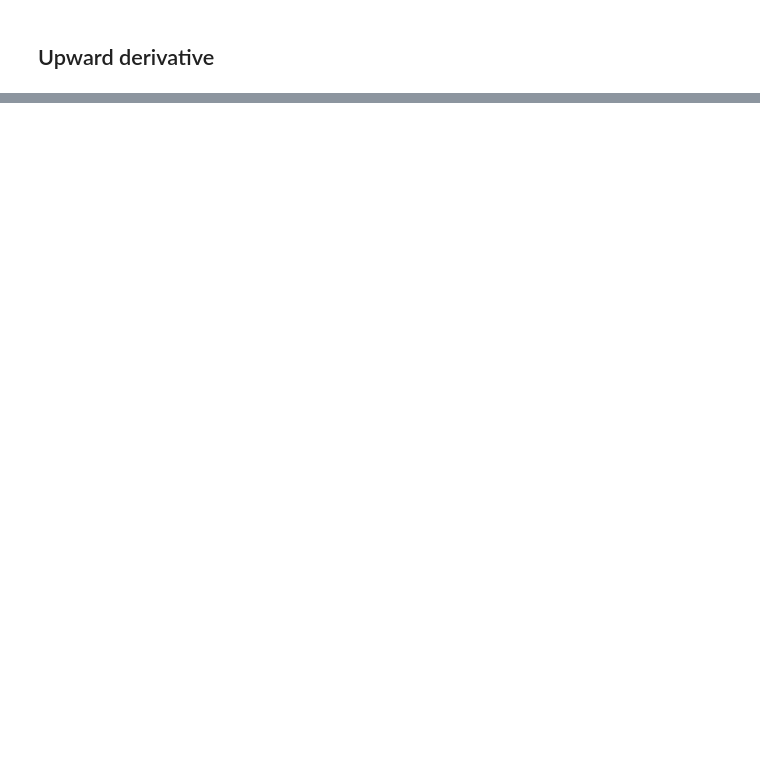
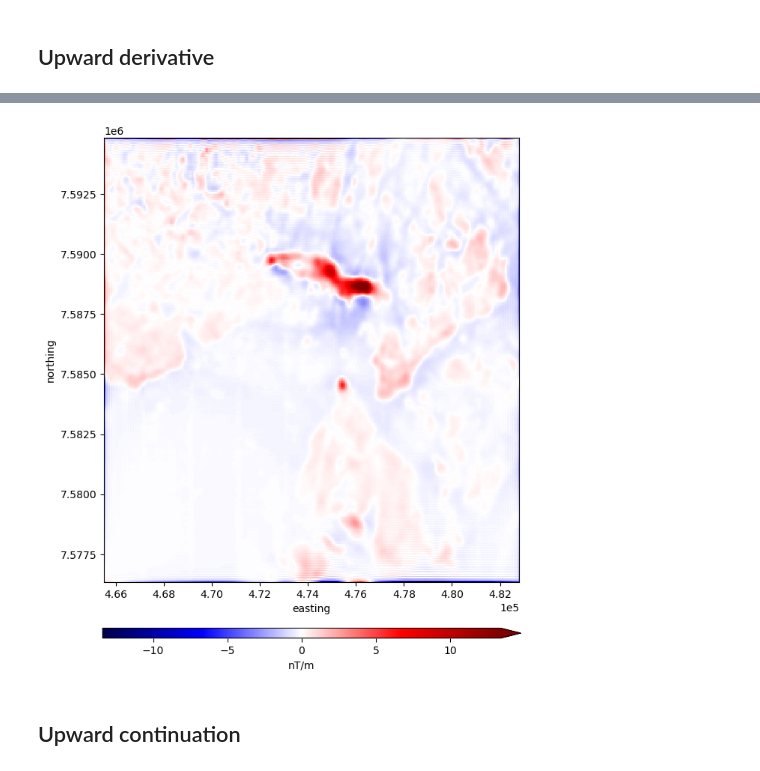
Before and after one commit to fatiando/2023-kegs, a Jupyter notebook: slides/code/transformations.ipynb, the cells around one changed output, grey strips where cells are left out. Drawn from its saved outputs; the diff is of its cells as text; code cells hidden in the pictures; blank space fills up the shorter version.

```diff
--- a/slides/code/transformations.ipynb
+++ b/slides/code/transformations.ipynb
@@ -222,0 +185,5 @@ plt.show()
+# %%
+grid_padded = xrft.pad(rtp_grid, pad_width)
+deriv_upward = hm.derivative_upward(grid_padded)
+deriv_upward = xrft.unpad(deriv_upward, pad_width)
+deriv_upward
@@ -222,0 +208,14 @@ plt.show()
+# %%
+scale = vd.maxabs(deriv_upward) * 0.7
+
+plt.figure(figsize=(12, 10))
+tmp = deriv_upward.plot(cmap="seismic", vmin=-scale, vmax=scale, add_colorbar=False)
+plt.gca().set_aspect("equal")
+plt.ticklabel_format(style="sci", scilimits=(0,0))
+plt.colorbar(tmp, label="nT/m", orientation="horizontal", shrink=0.6, aspect=42, pad=0.08, extend="max")
+plt.savefig(figsdir / "lightning-creek-rtp-deriv-upward.png", dpi=300)
+plt.show()
+# %% [output]
+[figure, added]
+# %% [markdown]
+## Upward continuation
```
Also changed, not shown: parts of 33 cells of this notebook, 5 other files.
